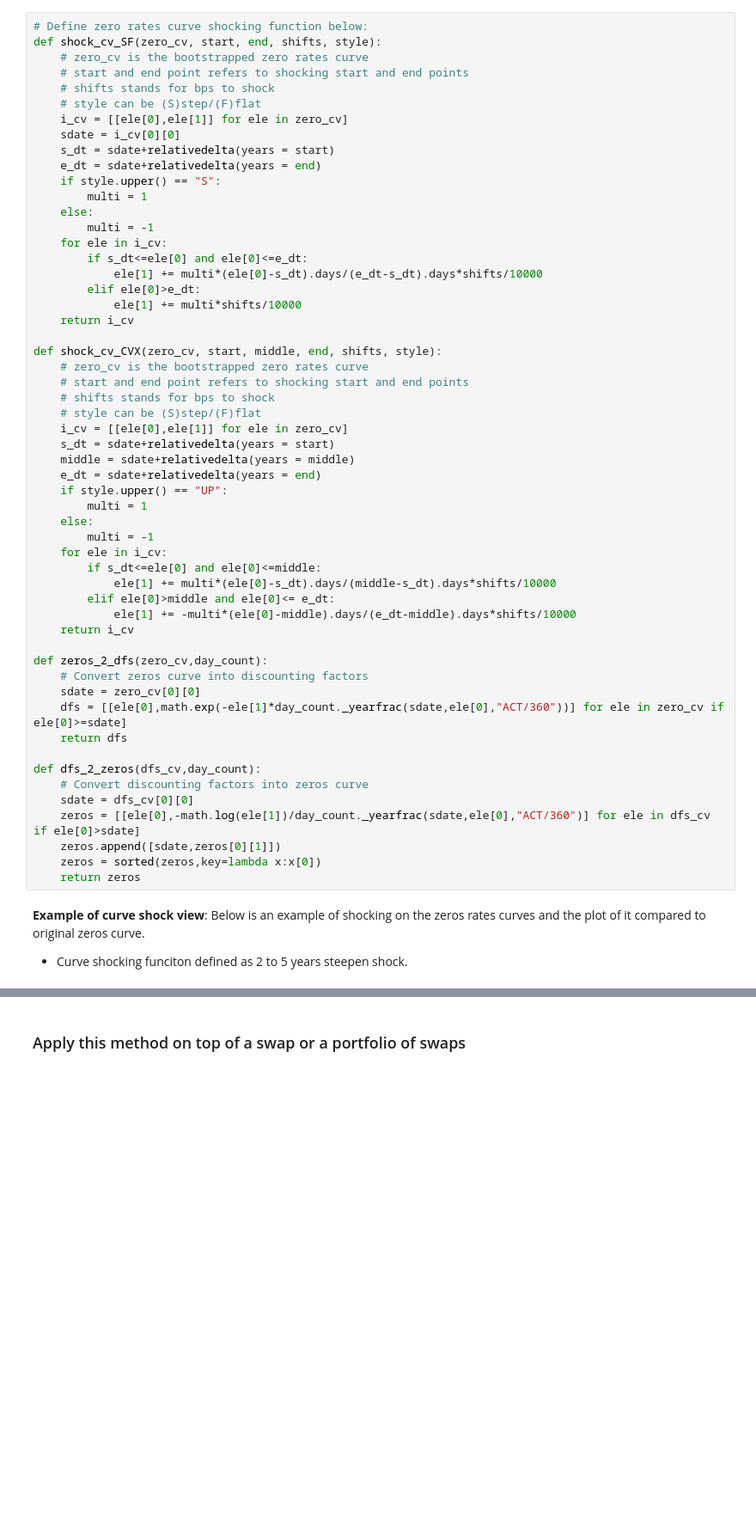
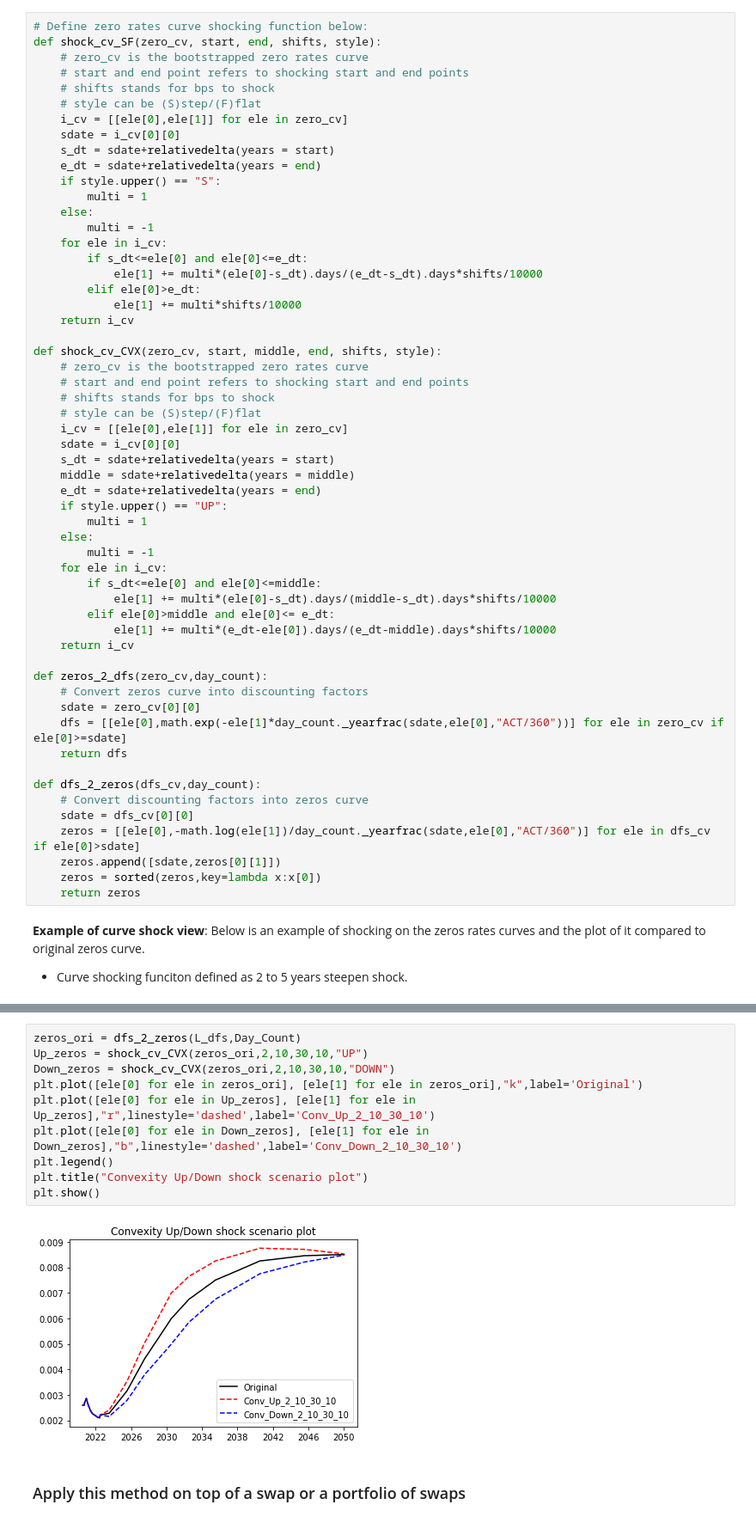
Before and after one commit to Alan-Du/Alan-Du.github.io, a Jupyter notebook: Samples/BootStrap_Review_IBOR_OIS_CSA_SOFR.ipynb, the cells around one changed output, grey strips where cells are left out. Shown: that part at 86% size. Saved outputs shown, nothing was run; the diff lists cells and outputs as text; blank space fills up the shorter version.

```diff
--- a/Samples/BootStrap_Review_IBOR_OIS_CSA_SOFR.ipynb
+++ b/Samples/BootStrap_Review_IBOR_OIS_CSA_SOFR.ipynb
@@ -1047,6 +1047,7 @@ def shock_cv_CVX(zero_cv, start, middle, end, shifts, style):
     # shifts stands for bps to shock
     # style can be (S)step/(F)flat
     i_cv = [[ele[0],ele[1]] for ele in zero_cv]
+    sdate = i_cv[0][0]
     s_dt = sdate+relativedelta(years = start)
     middle = sdate+relativedelta(years = middle)
     e_dt = sdate+relativedelta(years = end)
@@ -1058,7 +1059,7 @@ def shock_cv_CVX(zero_cv, start, middle, end, shifts, style):
         if s_dt<=ele[0] and ele[0]<=middle:
             ele[1] += multi*(ele[0]-s_dt).days/(middle-s_dt).days*shifts/10000
         elif ele[0]>middle and ele[0]<= e_dt:
-            ele[1] += -multi*(ele[0]-middle).days/(e_dt-middle).days*shifts/10000
+            ele[1] += multi*(e_dt-ele[0]).days/(e_dt-middle).days*shifts/10000
     return i_cv
 
 def zeros_2_dfs(zero_cv,day_count):
@@ -1091,3 +1094,15 @@ plt.show()
+# %%
+zeros_ori = dfs_2_zeros(L_dfs,Day_Count)
+Up_zeros = shock_cv_CVX(zeros_ori,2,10,30,10,"UP")
+Down_zeros = shock_cv_CVX(zeros_ori,2,10,30,10,"DOWN")
+plt.plot([ele[0] for ele in zeros_ori], [ele[1] for ele in zeros_ori],"k",label='Original')
+plt.plot([ele[0] for ele in Up_zeros], [ele[1] for ele in Up_zeros],"r",linestyle='dashed',label='Conv_Up_2_10_30_10')
+plt.plot([ele[0] for ele in Down_zeros], [ele[1] for ele in Down_zeros],"b",linestyle='dashed',label='Conv_Down_2_10_30_10')
+plt.legend()
+plt.title("Convexity Up/Down shock scenario plot")
+plt.show()
+# %% [output]
+[figure, added]
 # %% [markdown]
 ### Apply this method on top of a swap or a portfolio of swaps
 # %%
```
Also changed, not shown: parts of 1 cell of this notebook.
